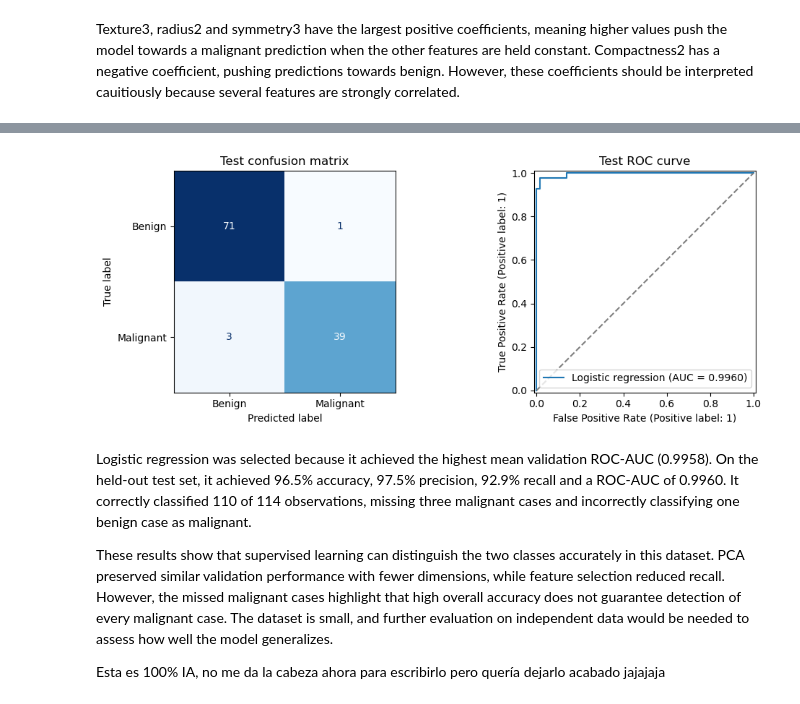
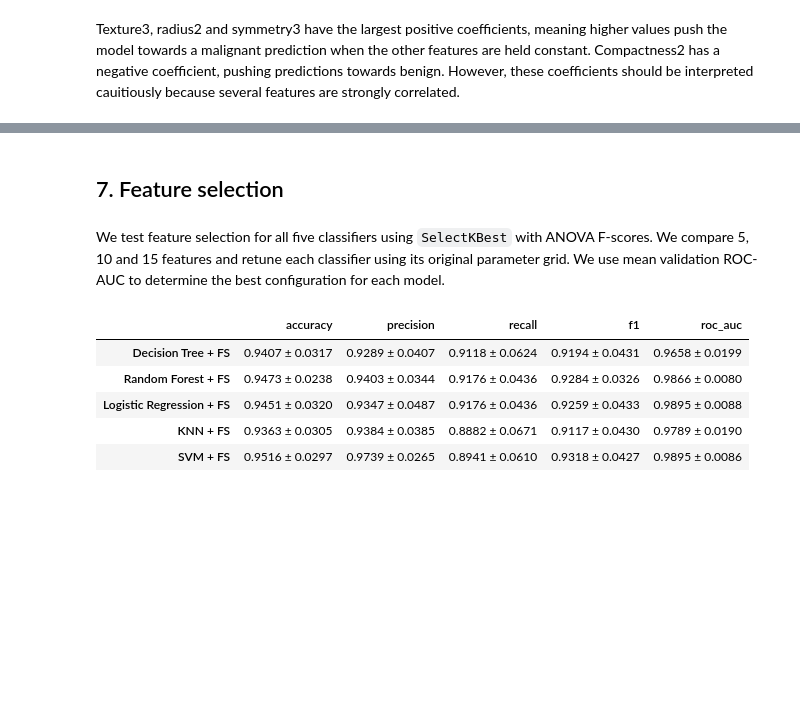
Before and after one commit to pmendez252/data_science-supervised_learning, a Jupyter notebook: notebooks/breast_cancer_classification.ipynb, the cells around one changed output, grey strips where cells are left out. Saved outputs shown, nothing was run; the diff lists cells and outputs as text; code cells hidden in the pictures; blank space fills up the shorter version.

```diff
--- a/notebooks/breast_cancer_classification.ipynb
+++ b/notebooks/breast_cancer_classification.ipynb
@@ -777,28 +563,45 @@ Name: Test score, dtype: float64
-# %%
-fig, axes = plt.subplots(1, 2, figsize=(11, 4))
-
-ConfusionMatrixDisplay.from_predictions(
-    y_test, y_pred,
-    display_labels=["Benign", "Malignant"],
-    cmap="Blues",
-    colorbar=False,
-    ax=axes[0]
-)
-axes[0].set_title("Test confusion matrix")
-
-RocCurveDisplay.from_predictions(y_test, y_score, ax=axes[1])
-axes[1].plot([0, 1], [0, 1], "--", color="grey")
-axes[1].set_title("Test ROC curve")
-axes[1].legend([f"Logistic regression (AUC = {test_metrics['roc_auc']:.4f})"])
-
-plt.tight_layout()
-plt.show()
-# %% [output]
-[figure, removed]
-# %% [markdown]
-Logistic regression was selected because it achieved the highest mean validation ROC-AUC (0.9958). On the held-out test set, it achieved 96.5% accuracy, 97.5% precision, 92.9% recall and a ROC-AUC of 0.9960. It correctly classified 110 of 114 observations, missing three malignant cases and incorrectly classifying one benign case as malignant.
-
-These results show that supervised learning can distinguish the two classes accurately in this dataset. PCA preserved similar validation performance with fewer dimensions, while feature selection reduced recall. However, the missed malignant cases highlight that high overall accuracy does not guarantee detection of every malignant case. The dataset is small, and further evaluation on independent data would be needed to assess how well the model generalizes.
-
-
-Esta es 100% IA, no me da la cabeza ahora para escribirlo pero quería dejarlo acabado jajajaja
+# %% [markdown]
+## 7. Feature selection
+# %% [markdown]
+We test feature selection for all five classifiers using `SelectKBest` with ANOVA F-scores. We compare 5, 10 and 15 features and retune each classifier using its original parameter grid. We use mean validation ROC-AUC to determine the best configuration for each model.
+# %%
+# Reusable validation table
+def validation_table(searches):
+    rows = {}
+    for name, search in searches.items():
+        best = search.best_index_
+        row = {}
+        for metric in scoring:
+            scores = np.array([
+                search.cv_results_[f"split{i}_test_{metric}"][best]
+                for i in range(cv.n_splits)
+            ])
+            row[metric] = f"{scores.mean():.4f} ± {scores.std(ddof=1):.4f}"
+        rows[name] = row
+    return pd.DataFrame(rows).T
+# %%
+fs_searches = {}
+
+for name, template in models.items():
+    pipeline = Pipeline(
+        clone(template).steps[:-1]
+        + [("selector", SelectKBest(score_func=f_classif))]
+        + [("classifier", clone(template.named_steps["classifier"]))]
+    )
+    search = GridSearchCV(
+        pipeline,
+        param_grid={**param_grids[name], "selector__k": [5, 10, 15]},
+        cv=cv, scoring=scoring, refit="roc_auc", n_jobs=-1,
+        error_score="raise"
+    )
+    search.fit(X_train, y_train)
+    fs_searches[f"{name} + FS"] = search
+
+display(validation_table(fs_searches))
+# %% [output]
+|  | accuracy | precision | recall | f1 | roc_auc |
+| Decision Tree + FS | 0.9407 ± 0.0317 | 0.9289 ± 0.0407 | 0.9118 ± 0.0624 | 0.9194 ± 0.0431 | 0.9658 ± 0.0199 |
+| Random Forest + FS | 0.9473 ± 0.0238 | 0.9403 ± 0.0344 | 0.9176 ± 0.0436 | 0.9284 ± 0.0326 | 0.9866 ± 0.0080 |
+| Logistic Regression + FS | 0.9451 ± 0.0320 | 0.9347 ± 0.0487 | 0.9176 ± 0.0436 | 0.9259 ± 0.0433 | 0.9895 ± 0.0088 |
+| KNN + FS | 0.9363 ± 0.0305 | 0.9384 ± 0.0385 | 0.8882 ± 0.0671 | 0.9117 ± 0.0430 | 0.9789 ± 0.0190 |
+| SVM + FS | 0.9516 ± 0.0297 | 0.9739 ± 0.0265 | 0.8941 ± 0.0610 | 0.9318 ± 0.0427 | 0.9895 ± 0.0086 |
```
Also changed, not shown: parts of 30 cells of this notebook.
